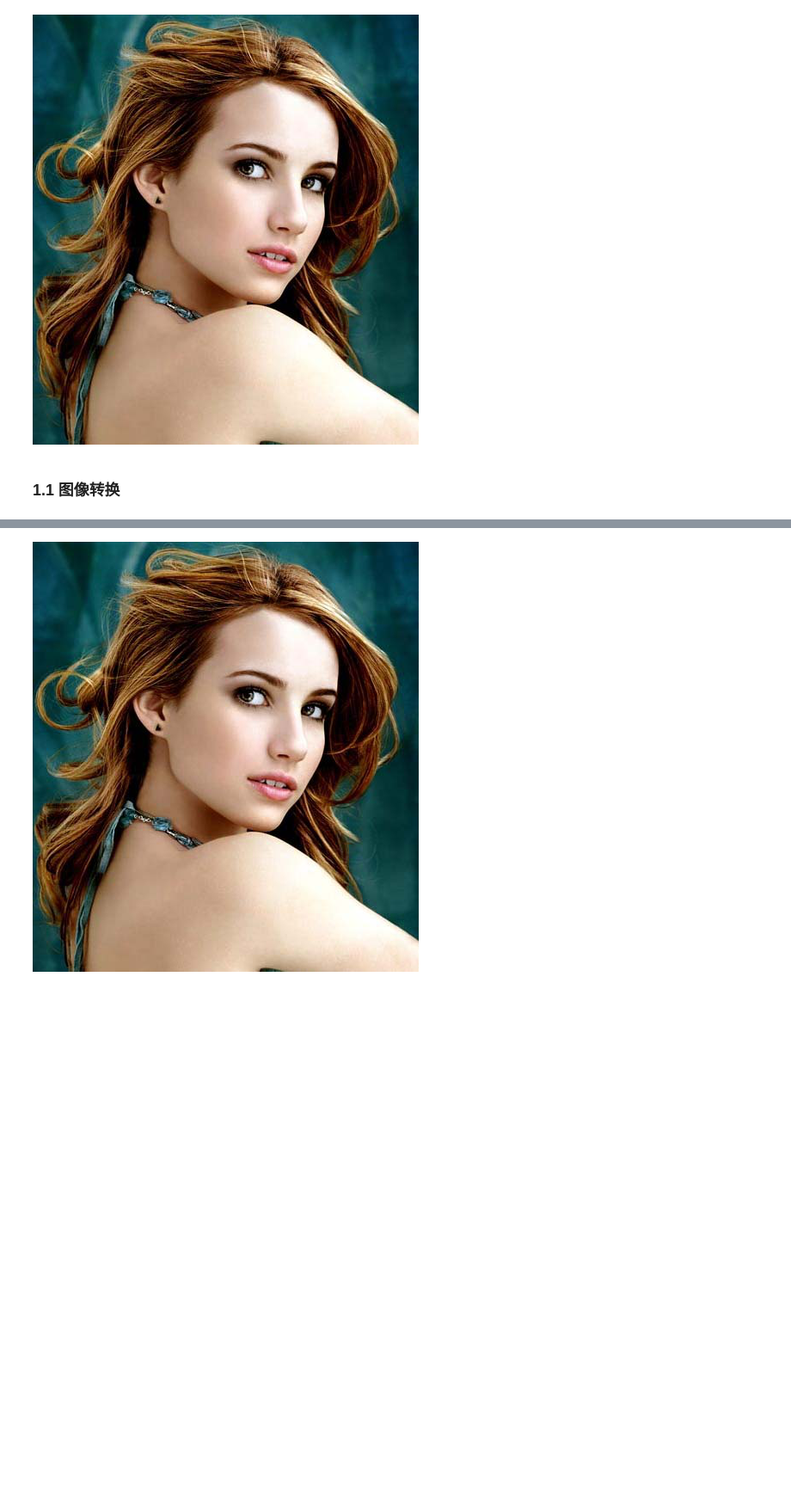
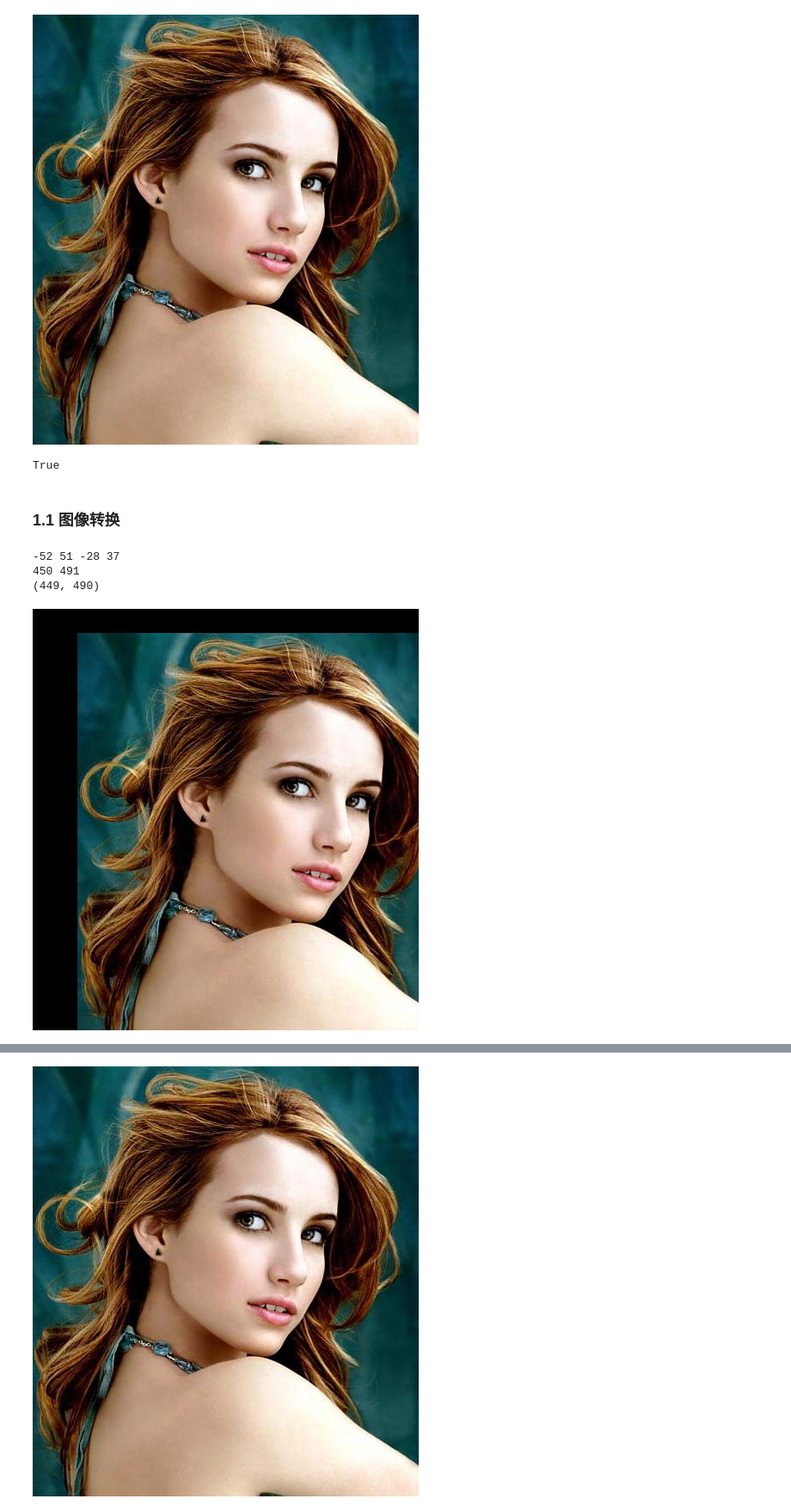
Before and after one commit to bruce1408/Pytorch_learning, a Jupyter notebook: CV/6-1.IMG/img_manual.ipynb, the cells around one changed output, grey strips where cells are left out. Shown at 86% size. Cells and saved outputs as stored; diff of their text form; code cells hidden in the pictures; blank space fills up the shorter version.

```diff
--- a/CV/6-1.IMG/img_manual.ipynb
+++ b/CV/6-1.IMG/img_manual.ipynb
@@ -24,5 +44,39 @@ img
 # %% [output]
 (449, 500)
 [figure]
+# %%
+img_c = cv2.imread(imgpath)
+cv2.rectangle(img_c, (123, 46), (345, 351), (0, 255, 0), 4)
+cv2.namedWindow('image')
+cv2.imshow('image', img_c)
+cv2.waitKey(0)
+cv2.destroyAllWindows()
+cv2.imwrite("girl.jpg", img_c)
+# %% [output]
+True
 # %% [markdown]
 ### 1.1 图像转换
+# %%
+w, h = img.size
+jitter = 0.2
+dw = int(w*jitter)
+dh = int(h*jitter)
+
+pl = np.random.randint(-dw, dw)
+pr = np.random.randint(-dw, dw)
+pt = np.random.randint(-dh, dh)
+pb = np.random.randint(-dh, dh)
+
+# scaled width, scaled height
+sw = w - pl - pr
+sh = h - pt - pb
+print(pl, pr, pt, pb)
+print(sw, sh)
+crop_img = img.crop((pl, pt, sw + pl - 1, sh + pt - 1))
+print(crop_img.size)
+crop_img
+# %% [output]
+-52 51 -28 37
+450 491
+(449, 490)
+[figure, added]
```
Also changed, not shown: parts of 9 cells of this notebook, 3 other files.
